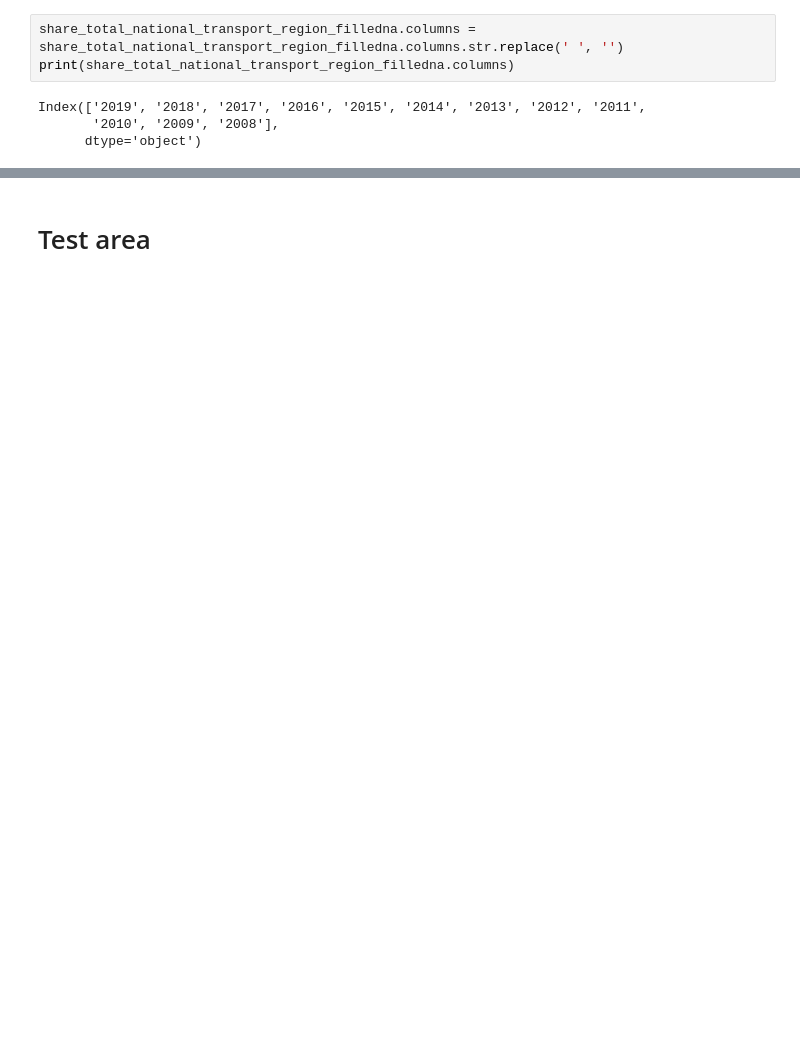
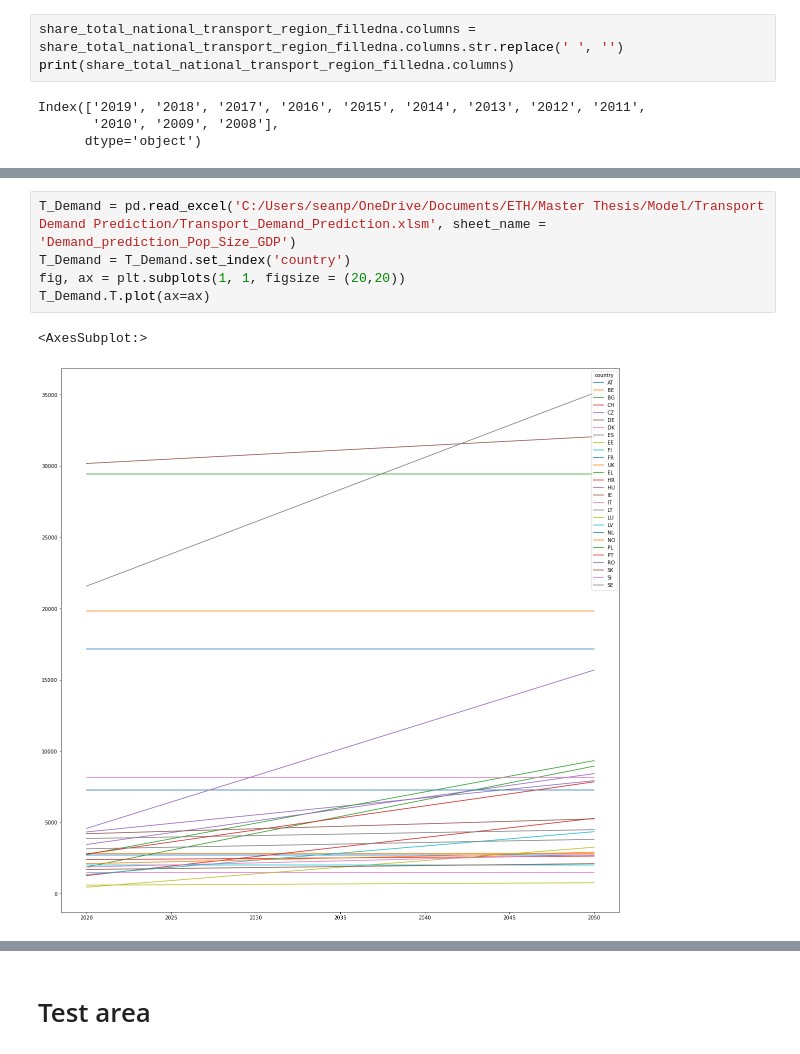
Before and after one commit to Frostie10/eurostat_test, a Jupyter notebook: test_eurostat.ipynb, the cells around one changed output, grey strips where cells are left out. Saved outputs shown, nothing was run; the diff lists cells and outputs as text; blank space fills up the shorter version.

```diff
--- a/test_eurostat.ipynb
+++ b/test_eurostat.ipynb
@@ -655,0 +648,8 @@ gdf_MWh_region.plot(column = '2019',
+# %%
+T_Demand = pd.read_excel('C:/Users/seanp/OneDrive/Documents/ETH/Master Thesis/Model/Transport Demand Prediction/Transport_Demand_Prediction.xlsm', sheet_name = 'Demand_prediction_Pop_Size_GDP')
+T_Demand = T_Demand.set_index('country')
+fig, ax = plt.subplots(1, 1, figsize = (20,20))
+T_Demand.T.plot(ax=ax)
+# %% [output]
+<AxesSubplot:>
+[figure, added]
```
Also changed, not shown: parts of 37 cells of this notebook.
